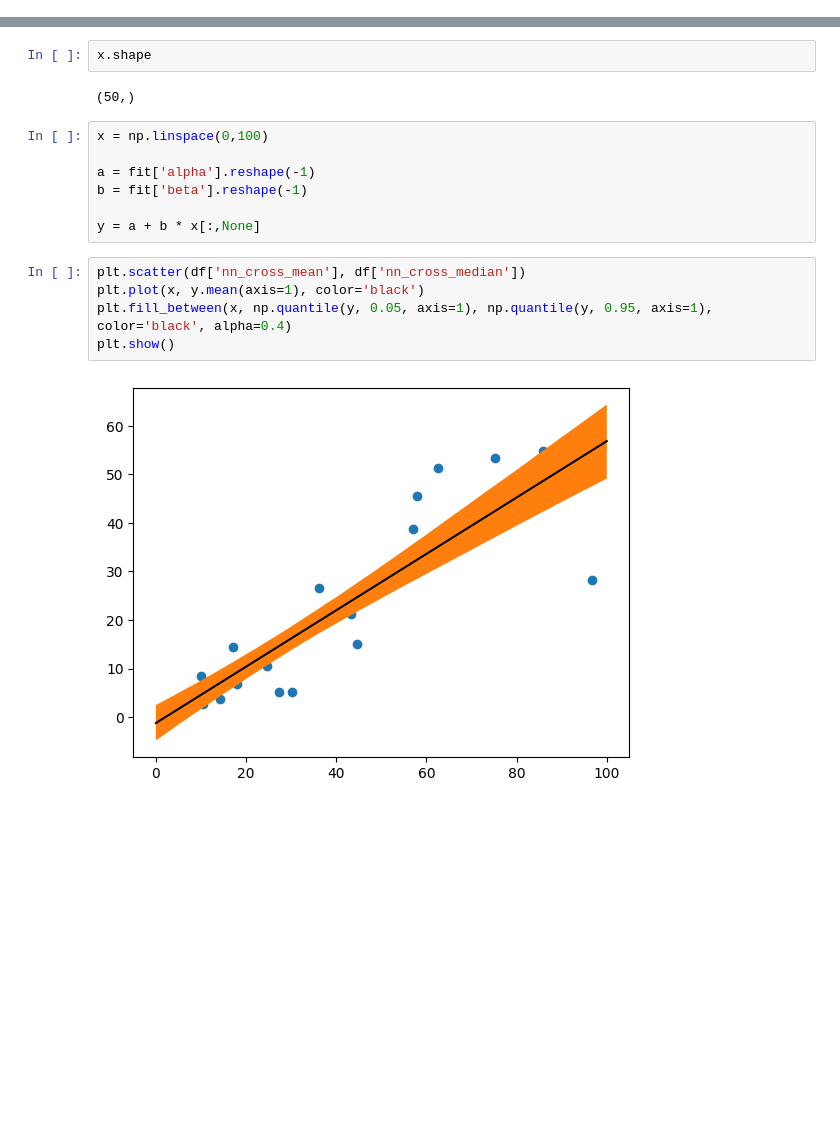
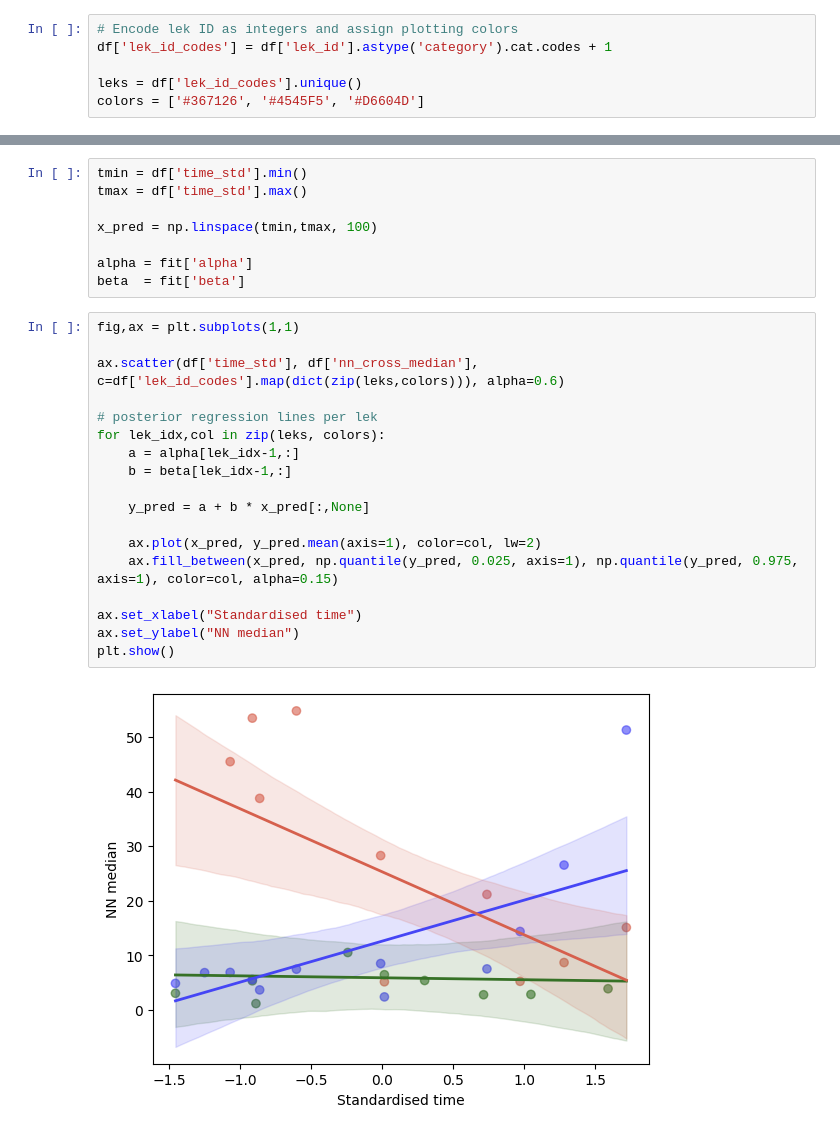
Before and after one commit to ruthviksp/territory_geometry, a Jupyter notebook: model_timeseries.ipynb, the cells around one changed output, grey strips where cells are left out. Drawn from its saved outputs; the diff is of its cells as text; blank space fills up the shorter version.

```diff
--- a/model_timeseries.ipynb
+++ b/model_timeseries.ipynb
@@ -27,3 +32,9 @@ df['time_std'] = (time - time.mean()) / time.std()
+# %%
+# Encode lek ID as integers and assign plotting colors
+df['lek_id_codes'] = df['lek_id'].astype('category').cat.codes + 1
+
+leks = df['lek_id_codes'].unique()
+colors = ['#367126', '#4545F5', '#D6604D']
 # %%
 crossyear_nnd = """
 data {
@@ -160,18 +108,28 @@ array([-4.83473482, -3.50777138, -2.14759525, -0.83379407,  0.46872305,
-# %%
-x.shape
-# %% [output]
-(50,)
-# %%
-x = np.linspace(0,100)
-
-a = fit['alpha'].reshape(-1)
-b = fit['beta'].reshape(-1)
-
-y = a + b * x[:,None]
-# %%
-plt.scatter(df['nn_cross_mean'], df['nn_cross_median'])
-plt.plot(x, y.mean(axis=1), color='black')
-plt.fill_between(x, np.quantile(y, 0.05, axis=1), np.quantile(y, 0.95, axis=1), color='black', alpha=0.4)
-plt.show()
-# %% [output]
-[figure, removed]
+# %%
+tmin = df['time_std'].min()
+tmax = df['time_std'].max()
+
+x_pred = np.linspace(tmin,tmax, 100)
+
+alpha = fit['alpha']
+beta  = fit['beta']
+# %%
+fig,ax = plt.subplots(1,1)
+
+ax.scatter(df['time_std'], df['nn_cross_median'], c=df['lek_id_codes'].map(dict(zip(leks,colors))), alpha=0.6)
+
+# posterior regression lines per lek
+for lek_idx,col in zip(leks, colors):
+    a = alpha[lek_idx-1,:]
+    b = beta[lek_idx-1,:]
+
+    y_pred = a + b * x_pred[:,None]
+
+    ax.plot(x_pred, y_pred.mean(axis=1), color=col, lw=2)
+    ax.fill_between(x_pred, np.quantile(y_pred, 0.025, axis=1), np.quantile(y_pred, 0.975, axis=1), color=col, alpha=0.15)
+
+ax.set_xlabel("Standardised time")
+ax.set_ylabel("NN median")
+plt.show()
+# %% [output]
+[figure, added]
```
Also changed, not shown: parts of 6 cells of this notebook.
